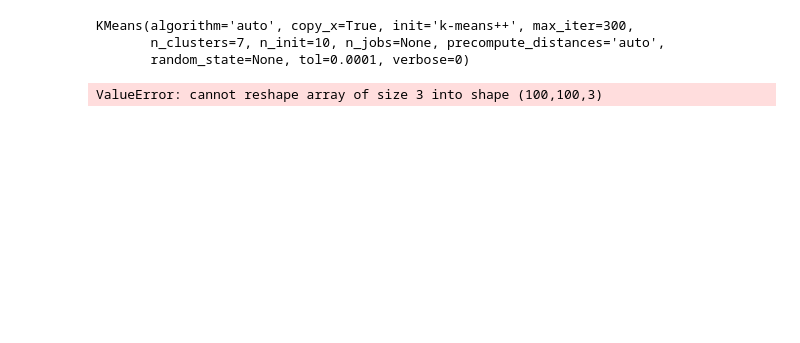
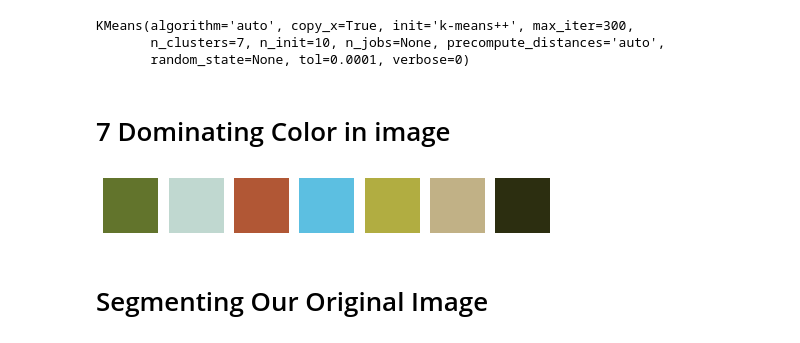
Before and after one commit to JayantGoel001/K-Means, a Jupyter notebook: Dominant Color Extraction.ipynb, the cells around one changed output. Saved outputs shown, nothing was run; the diff lists cells and outputs as text; code cells hidden in the pictures; blank space fills up the shorter version.

```diff
--- a/Dominant Color Extraction.ipynb
+++ b/Dominant Color Extraction.ipynb
@@ -28,19 +28,24 @@ KMeans(algorithm='auto', copy_x=True, init='k-means++', max_iter=300,
 # %%
 centers = model.cluster_centers_
 centers = np.array(centers,dtype='uint8')
+# %% [markdown]
+# 7 Dominating Color in image
 # %%
 i=1
 plt.figure(0,figsize=(8,2))
 color = []
 for ec in centers:
-    plt.subplot(1,7,i)
+    plt.subplot(1,dominant_colors,i)
     plt.axis("off")
     i+=1
 
-    img_a = np.zeroes((100,100,3),dtype="uint8")
-    color.append(img_a)
+    color.append(ec)
+
+    img_a = np.zeros((100,100,3),dtype="uint8")
+    img_a[:,:,:]=ec
     plt.imshow(img_a)
 plt.show()
 # %% [output]
-ValueError: cannot reshape array of size 3 into shape (100,100,3)
-[figure, old version]
+[figure, new version]
+# %% [markdown]
+# Segmenting Our Original Image
```
Also changed, not shown: parts of 2 cells of this notebook.
